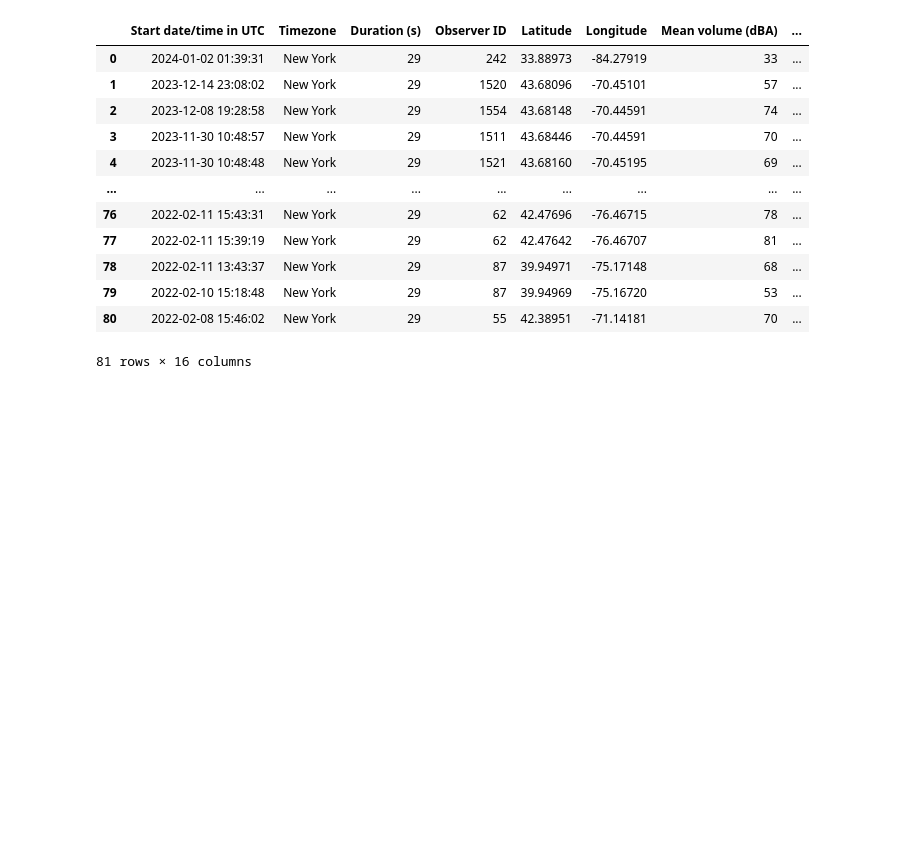
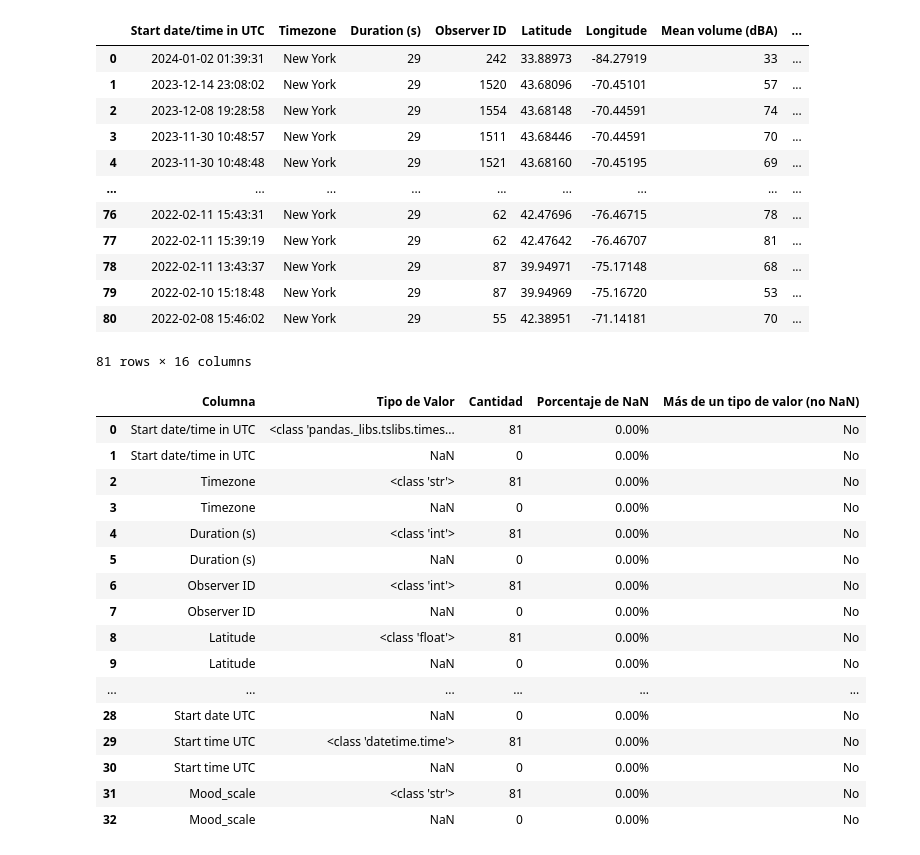
Before and after one commit to alexxcode/NYC-Taxis-CO2, a Jupyter notebook: api_ruido.ipynb, the cells around one changed output. Cells and saved outputs as stored; diff of their text form; code cells hidden in the pictures; blank space fills up the shorter version.

```diff
--- a/api_ruido.ipynb
+++ b/api_ruido.ipynb
@@ -137,0 +142,20 @@ df
+# %%
+fp.tipos_cols(df)
+# %% [output]
+|  | Columna | Tipo de Valor | Cantidad | Porcentaje de NaN | Más de un tipo de valor (no NaN) |
+| 0 | Start date/time in UTC | <class 'pandas._libs.tslibs.times... | 81 | 0.00% | No |
+| 1 | Start date/time in UTC | NaN | 0 | 0.00% | No |
+| 2 | Timezone | <class 'str'> | 81 | 0.00% | No |
+| 3 | Timezone | NaN | 0 | 0.00% | No |
+| 4 | Duration (s) | <class 'int'> | 81 | 0.00% | No |
+| 5 | Duration (s) | NaN | 0 | 0.00% | No |
+| 6 | Observer ID | <class 'int'> | 81 | 0.00% | No |
+| 7 | Observer ID | NaN | 0 | 0.00% | No |
+| 8 | Latitude | <class 'float'> | 81 | 0.00% | No |
+| 9 | Latitude | NaN | 0 | 0.00% | No |
+| ... | ... | ... | ... | ... | ... |
+| 28 | Start date UTC | NaN | 0 | 0.00% | No |
+| 29 | Start time UTC | <class 'datetime.time'> | 81 | 0.00% | No |
+| 30 | Start time UTC | NaN | 0 | 0.00% | No |
+| 31 | Mood_scale | <class 'str'> | 81 | 0.00% | No |
+| 32 | Mood_scale | NaN | 0 | 0.00% | No |
```
Also changed, not shown: parts of 22 cells of this notebook.
